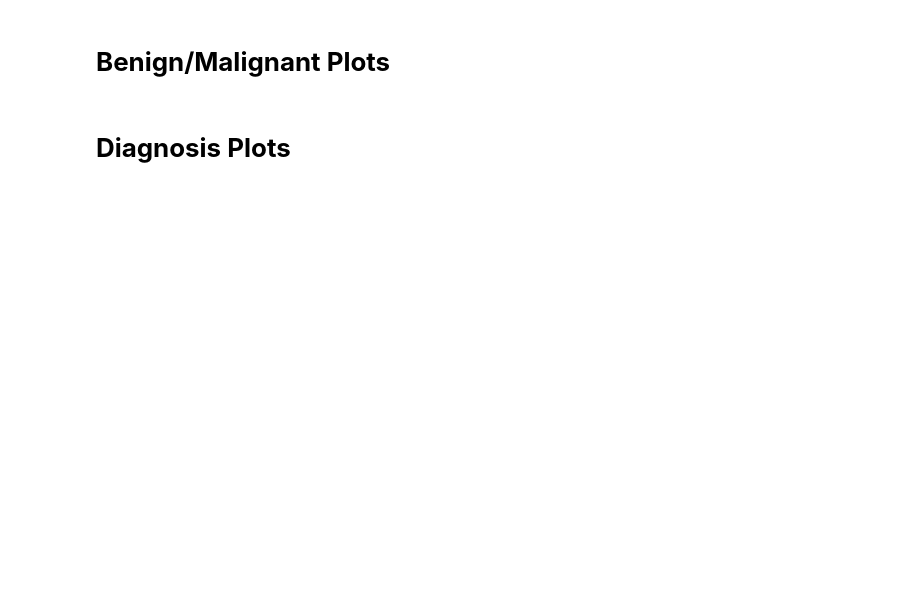
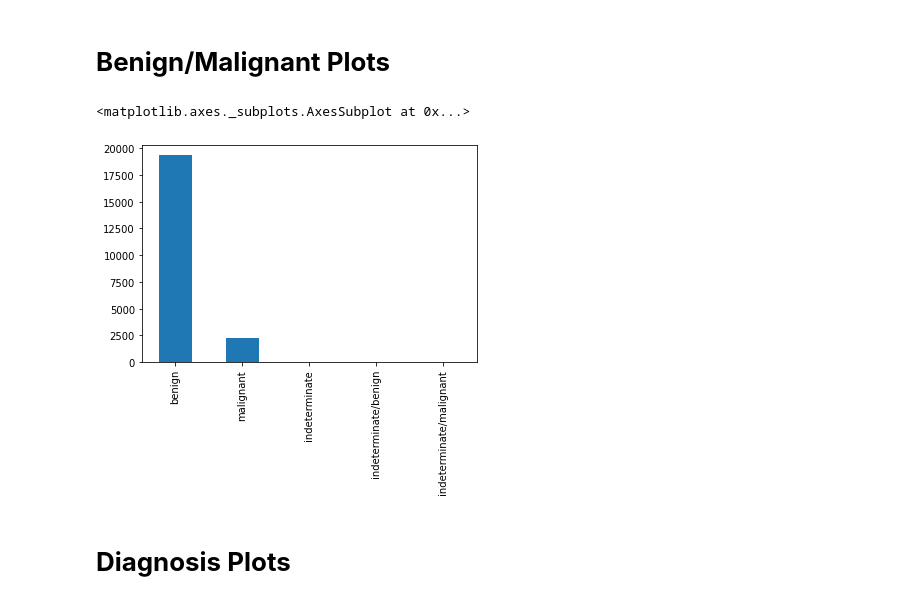
Before and after one commit to rjanuzi/tf_gans, a Jupyter notebook: dataset/dataset_eda.ipynb, the cells around one changed output. Drawn from its saved outputs; the diff is of its cells as text; code cells hidden in the pictures; blank space fills up the shorter version.

```diff
--- a/dataset/dataset_eda.ipynb
+++ b/dataset/dataset_eda.ipynb
@@ -114,2 +125,7 @@ array([True, nan, False], dtype=object)
+# %%
+dataset_idx['benign_malignant'].value_counts().plot.bar()
+# %% [output]
+<matplotlib.axes._subplots.AxesSubplot at 0x...>
+[figure, added]
 # %% [markdown]
 # **Diagnosis Plots**
```
Also changed, not shown: parts of 10 cells of this notebook.
